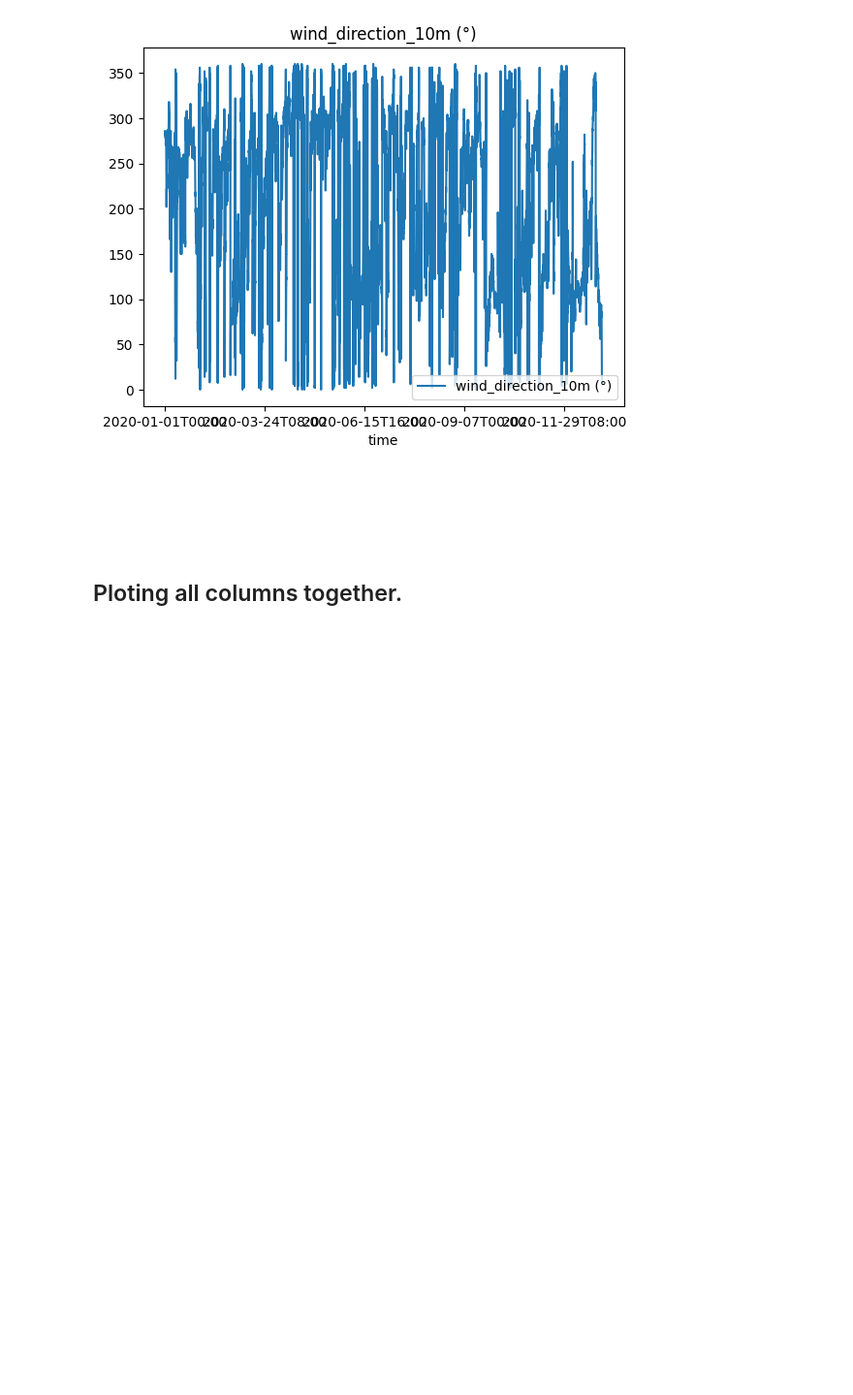
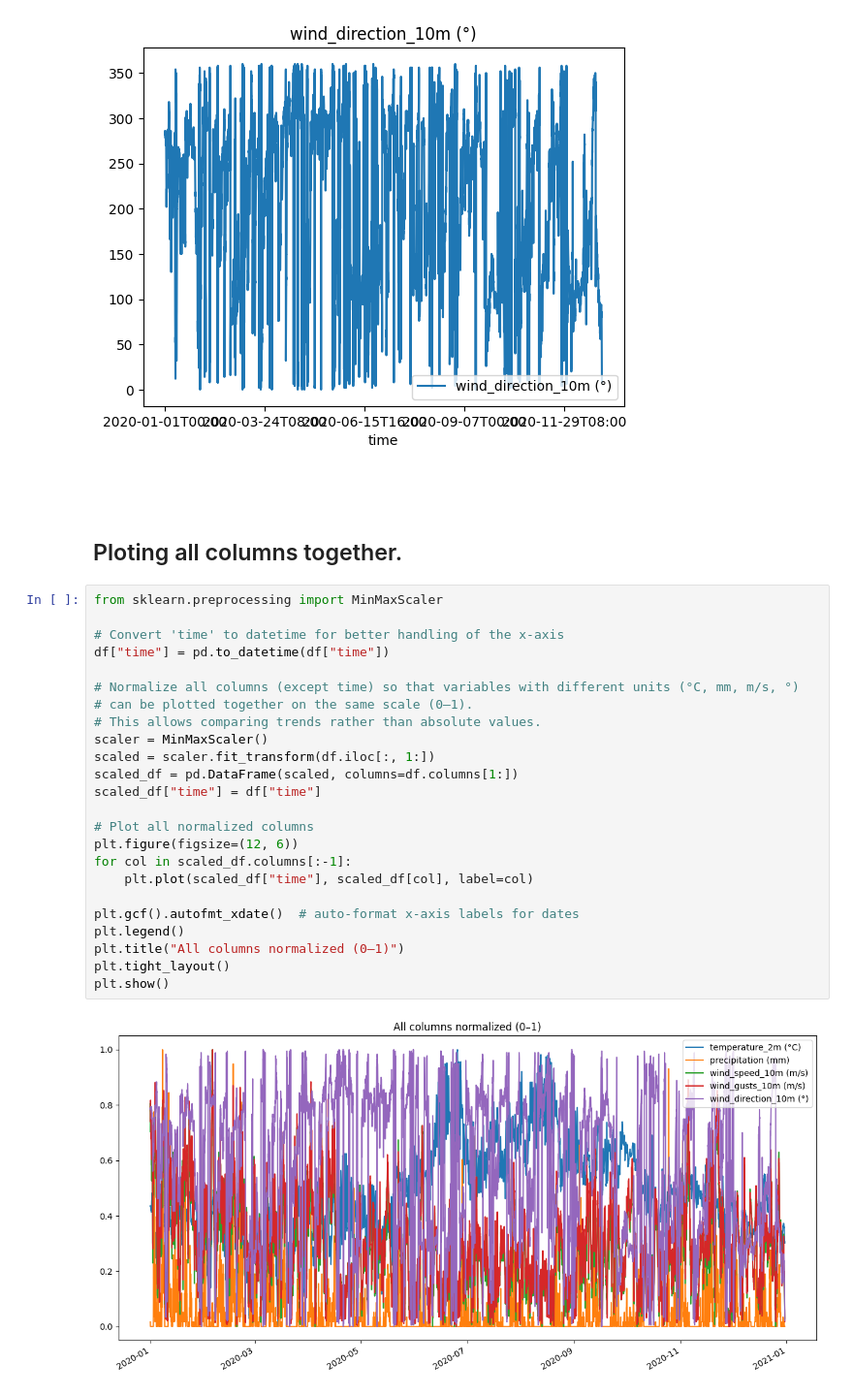
Before and after one commit to JulesSylMUAMBA/IND320_DataTo_Decision, a Jupyter notebook: notebook/IND320_project.ipynb, the cells around one changed output. Shown: that part at 97% size. Saved outputs shown, nothing was run; the diff lists cells and outputs as text; blank space fills up the shorter version.

```diff
--- a/notebook/IND320_project.ipynb
+++ b/notebook/IND320_project.ipynb
@@ -41,7 +49,31 @@ for col in df.columns[1:]:  # without the "time" column
 [figure]
 # %% [markdown]
 #
-# %% [markdown]
-#
 # %% [markdown]
 ## Ploting all columns together.
+# %%
+from sklearn.preprocessing import MinMaxScaler
+
+# Convert 'time' to datetime for better handling of the x-axis
+df["time"] = pd.to_datetime(df["time"])
+
+# Normalize all columns (except time) so that variables with different units (°C, mm, m/s, °)
+# can be plotted together on the same scale (0–1).
+# This allows comparing trends rather than absolute values.
+scaler = MinMaxScaler()
+scaled = scaler.fit_transform(df.iloc[:, 1:])
+scaled_df = pd.DataFrame(scaled, columns=df.columns[1:])
+scaled_df["time"] = df["time"]
+
+# Plot all normalized columns
+plt.figure(figsize=(12, 6))
+for col in scaled_df.columns[:-1]:
+    plt.plot(scaled_df["time"], scaled_df[col], label=col)
+
+plt.gcf().autofmt_xdate()  # auto-format x-axis labels for dates
+plt.legend()
+plt.title("All columns normalized (0–1)")
+plt.tight_layout()
+plt.show()
+# %% [output]
+[figure, added]
```
Also changed, not shown: parts of 8 cells of this notebook, 11 other files.
